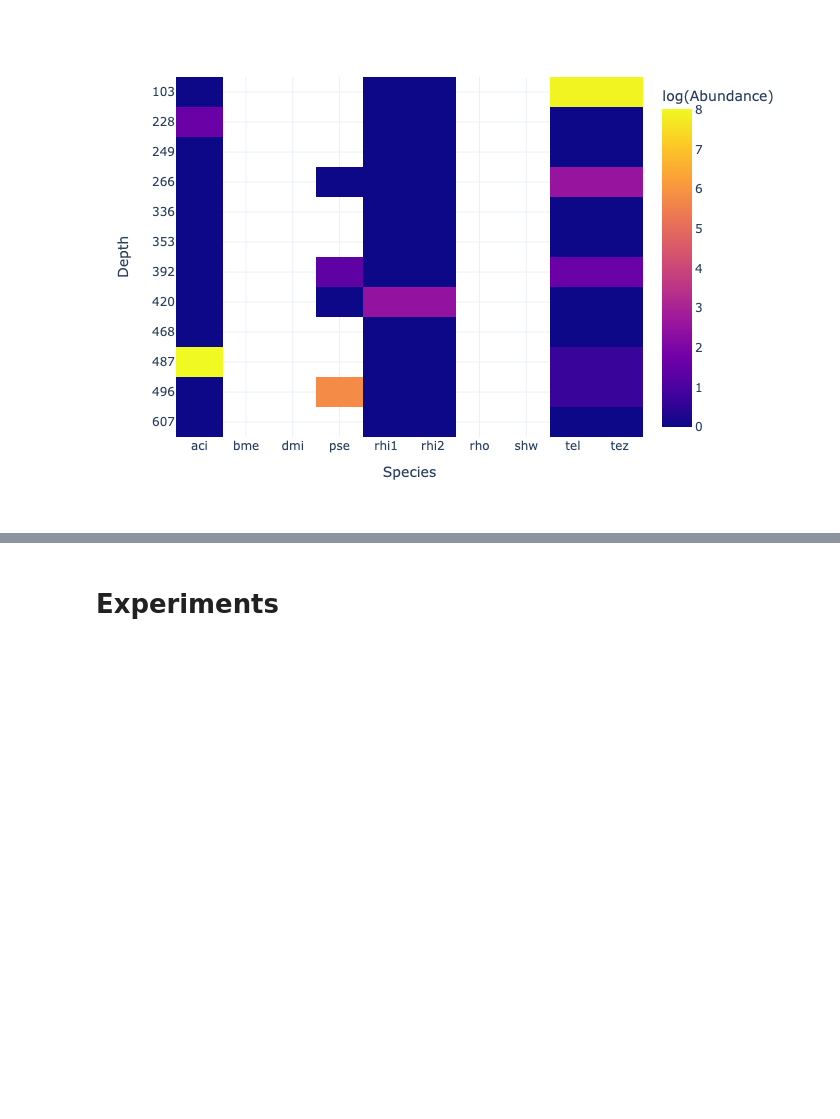
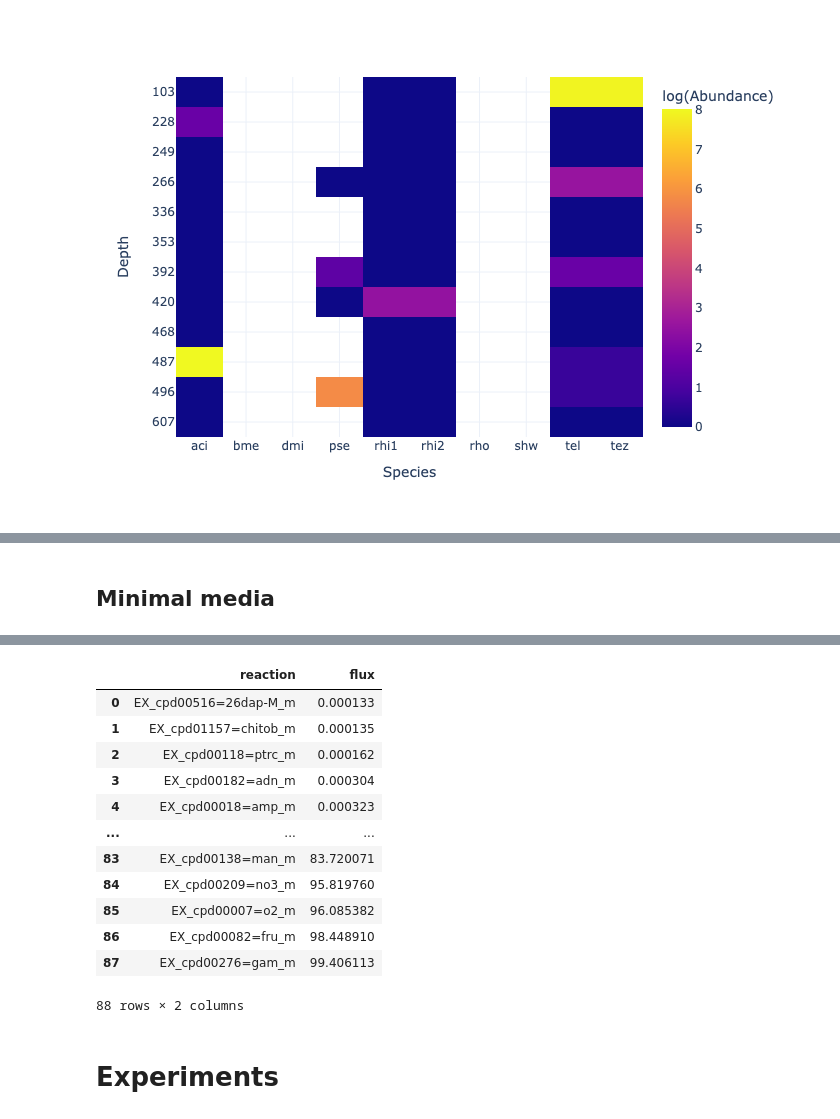
Before and after one commit to guillecg/mars-biofoundry, a Jupyter notebook: notebooks/03-MICOM.ipynb, the cells around one changed output, grey strips where cells are left out. Drawn from its saved outputs; the diff is of its cells as text; code cells hidden in the pictures; blank space fills up the shorter version.

Commit message:
Add calculation of minimal medium

```diff
--- a/notebooks/03-MICOM.ipynb
+++ b/notebooks/03-MICOM.ipynb
@@ -163,3 +167,14 @@ com.to_pickle(
 
 # Get tradeoffs
 sol = com.cooperative_tradeoff()
+# %% [markdown]
+## Minimal media
+# %%
+medium_manager = MICOMMediumManager(config)
+
+min_medium = medium_manager.get_min_media(
+    com=com,
+    growth_tolerance=0.85
+)
+min_medium
+# %% [output]
@@ -166,3 +182,16 @@ sol = com.cooperative_tradeoff()
+|  | reaction | flux |
+| 0 | EX_cpd00516=26dap-M_m | 0.000133 |
+| 1 | EX_cpd01157=chitob_m | 0.000135 |
+| 2 | EX_cpd00118=ptrc_m | 0.000162 |
+| 3 | EX_cpd00182=adn_m | 0.000304 |
+| 4 | EX_cpd00018=amp_m | 0.000323 |
+| ... | ... | ... |
+| 83 | EX_cpd00138=man_m | 83.720071 |
+| 84 | EX_cpd00209=no3_m | 95.819760 |
+| 85 | EX_cpd00007=o2_m | 96.085382 |
+| 86 | EX_cpd00082=fru_m | 98.448910 |
+| 87 | EX_cpd00276=gam_m | 99.406113 |
+88 rows × 2 columns
 # %% [markdown]
 # Experiments
 # %% [markdown]
```
Also changed, not shown: parts of 2 cells of this notebook, 3 other files.
